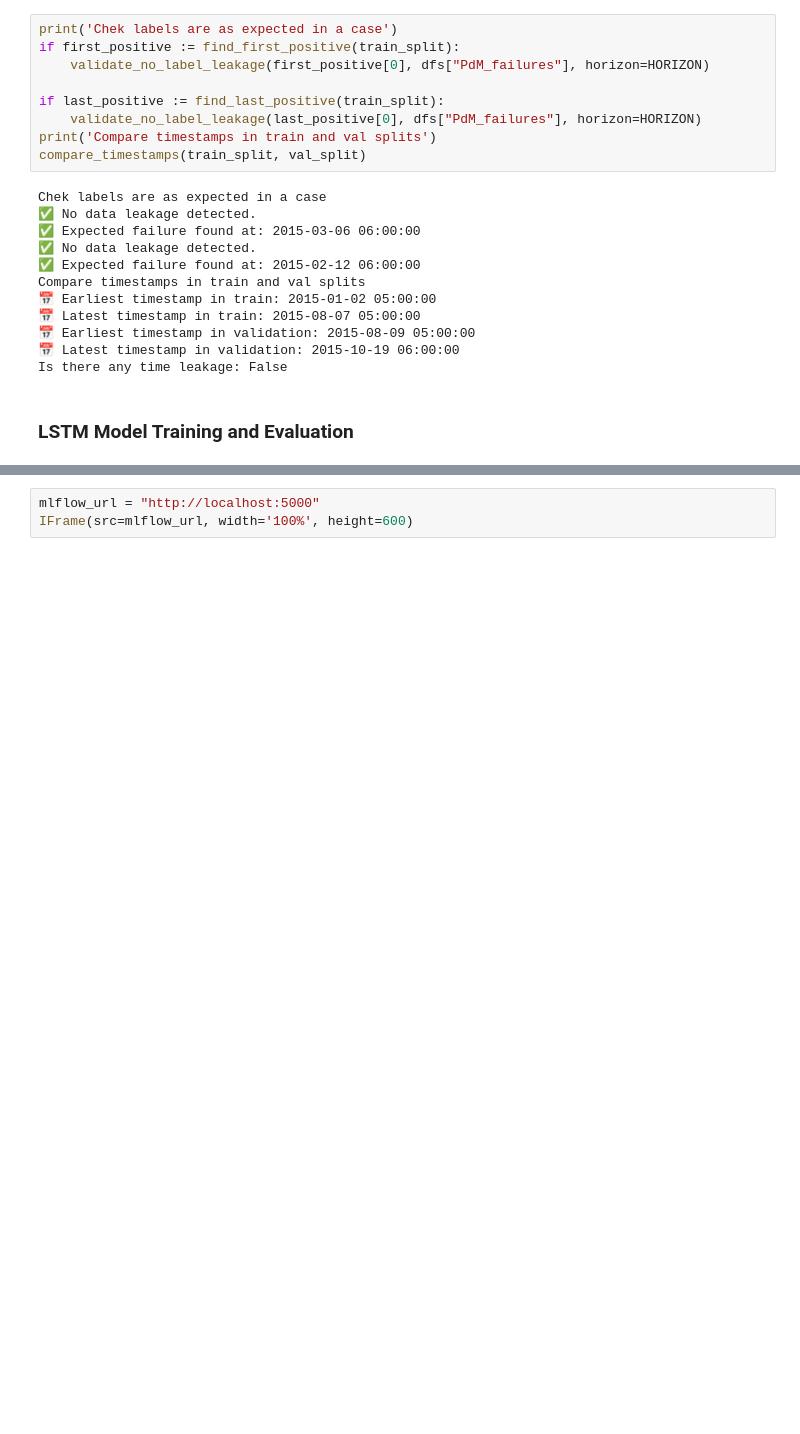
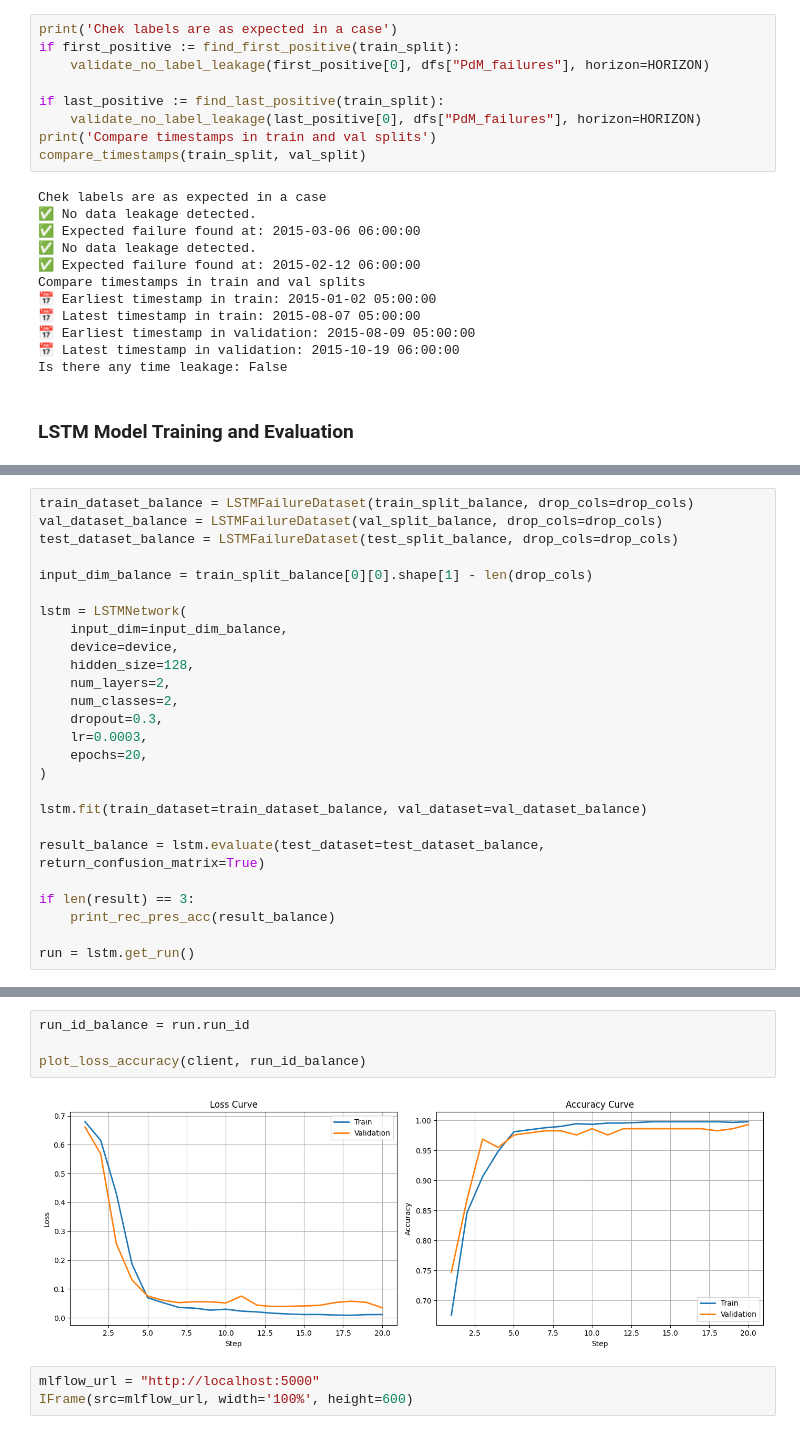
Before and after one commit to Abner-01/challenge-predictive-maintenance, a Jupyter notebook: 2. Challenge.ipynb, the cells around one changed output, grey strips where cells are left out. Saved outputs shown, nothing was run; the diff lists cells and outputs as text; blank space fills up the shorter version.

```diff
--- a/2. Challenge.ipynb
+++ b/2. Challenge.ipynb
@@ -191,0 +166,26 @@ plt.show()
+# %%
+train_dataset_balance = LSTMFailureDataset(train_split_balance, drop_cols=drop_cols)
+val_dataset_balance = LSTMFailureDataset(val_split_balance, drop_cols=drop_cols)
+test_dataset_balance = LSTMFailureDataset(test_split_balance, drop_cols=drop_cols)
+
+input_dim_balance = train_split_balance[0][0].shape[1] - len(drop_cols)
+
+lstm = LSTMNetwork(
+    input_dim=input_dim_balance,
+    device=device,
+    hidden_size=128,
+    num_layers=2,
+    num_classes=2,
+    dropout=0.3,
+    lr=0.0003,
+    epochs=20,
+)
+
+lstm.fit(train_dataset=train_dataset_balance, val_dataset=val_dataset_balance)
+
+result_balance = lstm.evaluate(test_dataset=test_dataset_balance, return_confusion_matrix=True)
+
+if len(result) == 3:
+    print_rec_pres_acc(result_balance)
+
+run = lstm.get_run()
@@ -192,3 +206,9 @@ plt.show()
+# %%
+run_id_balance = run.run_id
+
+plot_loss_accuracy(client, run_id_balance)
+# %% [output]
+[figure, added]
 # %%
 mlflow_url = "http://localhost:5000"
 IFrame(src=mlflow_url, width='100%', height=600)
```
Also changed, not shown: parts of 9 cells of this notebook, 2 other files.
